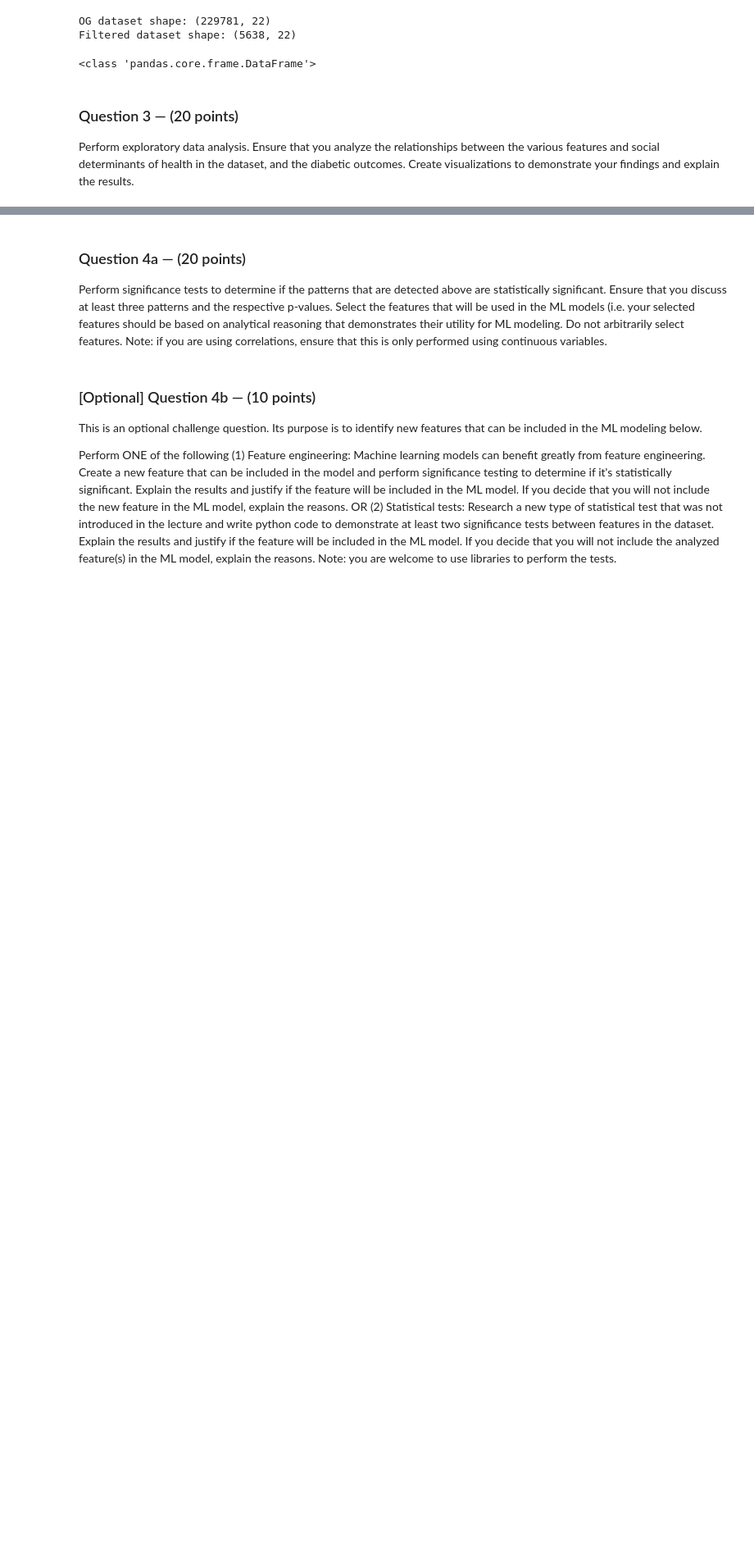
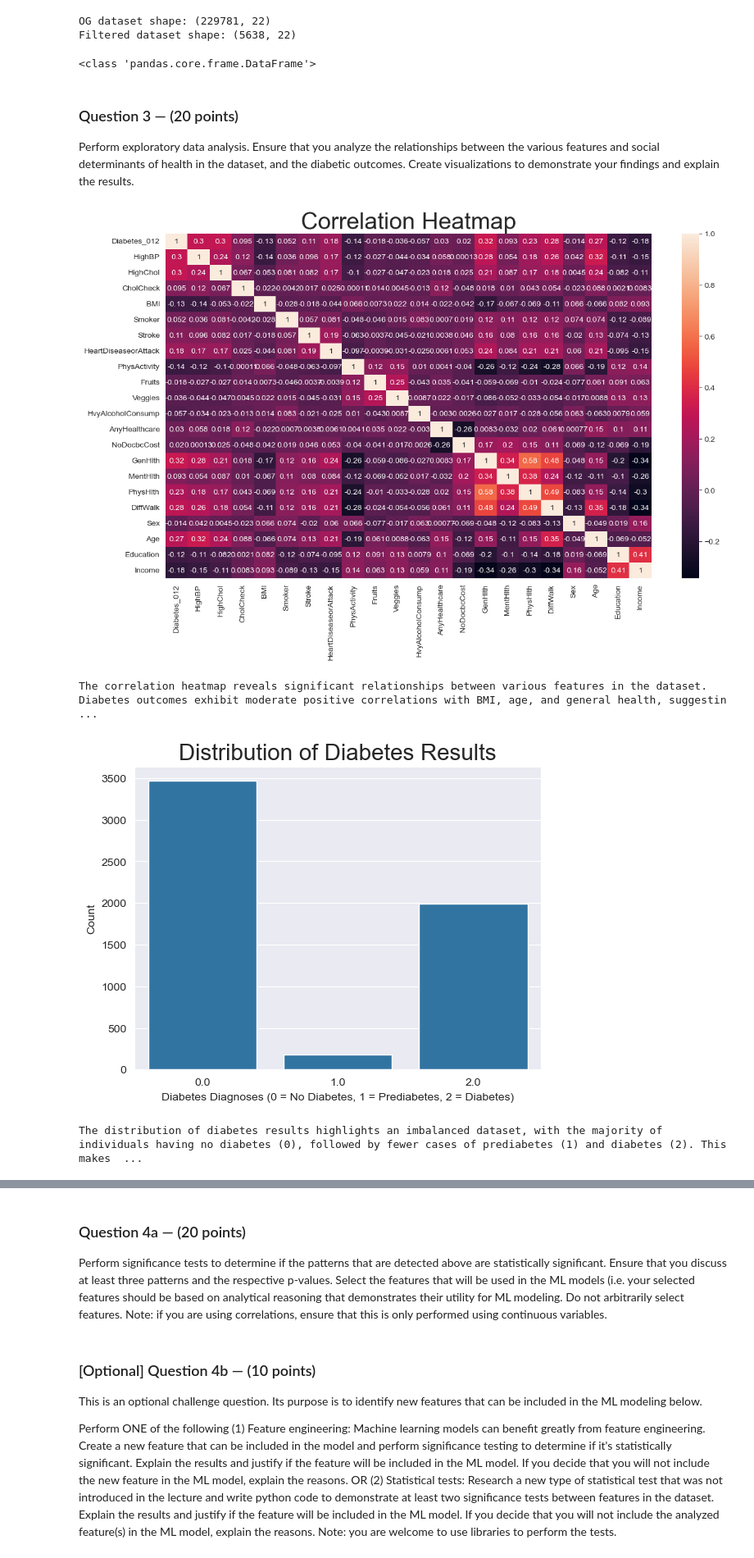
Before and after one commit to EvelynAltpeter/Practicum3, a Jupyter notebook: Practicum.ipynb, the cells around one changed output, grey strips where cells are left out. Shown at 82% size. Cells and saved outputs as stored; diff of their text form; code cells hidden in the pictures; blank space fills up the shorter version.

```diff
--- a/Practicum.ipynb
+++ b/Practicum.ipynb
@@ -88,3 +88,58 @@ Filtered dataset shape: (5638, 22)
 ### Question 3 — (20 points)
 
 Perform exploratory data analysis. Ensure that you analyze the relationships between the various features and social determinants of health in the dataset, and the diabetic outcomes. Create visualizations to demonstrate your findings and explain the results.
+# %%
+# Exploratory data analysis
+
+# Correlation map
+plt.figure(figsize=(14,8))
+correlation_matrix = filtered_df.corr()
+sns.heatmap(correlation_matrix, annot=True)
+plt.title("Correlation Heatmap", size=30)
+plt.show()
+print("The correlation heatmap reveals significant relationships between various features in the dataset. Diabetes outcomes exhibit moderate positive correlations with BMI, age, and general health, suggesting that higher BMI, older age, and poorer general health are strongly associated with diabetes. Physical activity is negatively correlated with diabetes outcomes, indicating that increased physical activity is linked to a reduced risk of diabetes. Socioeconomic factors like income and education show weaker negative correlations with diabetes outcomes, hinting at being potentially influence.")
+
+# Diabetes Diagnoses distribution
+sns.countplot(x="Diabetes_012", data=filtered_df)
+plt.title("Distribution of Diabetes Results", size=20)
+plt.xlabel("Diabetes Diagnoses (0 = No Diabetes, 1 = Prediabetes, 2 = Diabetes)")
+plt.ylabel("Count")
+plt.show()
+print("The distribution of diabetes results highlights an imbalanced dataset, with the majority of individuals having no diabetes (0), followed by fewer cases of prediabetes (1) and diabetes (2). This makes sense since the majority of the population, thankfully, does not have diabetes. This skewed distribution reflects the general population trend but also underscores the need for balanced sampling in predictive modeling.")
+
+# BMI vs. Diabetes Diagnoses
+sns.boxplot(x="Diabetes_012", y="BMI", data=filtered_df)
+plt.title("BMI vs. Diabetes Diagnoses", size=20)
+plt.xlabel("Diabetes Diagnoses")
+plt.ylabel("BMI")
+plt.show()
+print("The BMI vs. diabetes diagnoses box plot indicates that median BMI increases as diabetes outcomes progress from 0 (no diabetes) to 2 (diabetes). This suggests that higher BMI is a significant risk factor for diabetes. Additionally, the wider range of BMI values among individuals with diabetes highlights the variability in how BMI relates to the condition.")
+
+# Income vs. Diabetes Diagnoses
+sns.boxplot(x="Diabetes_012", y="Income", data=filtered_df)
+plt.title("Income vs. Diabetes Diagnoses", size=20)
+plt.xlabel("Diabetes Diagnoses")
+plt.ylabel("Income")
+plt.show()
+print("The income vs. diabetes diagnoses box plot shows that people with diabetes (2) tend to have lower median incomes compared to those without diabetes (0). The plot also shows how the range of income levels narrows as diabetes outcomes progress, implying that lower income may be linked to a higher risk of diabetes (potentially due to reduced access to healthcare or healthy lifestyle choices).")
+
+# Age vs. Diabetes Diagnoses
+sns.boxplot(x="Diabetes_012", y="Age", data=filtered_df)
+plt.title("Age vs. Diabetes Diagnoses", size=20)
+plt.xlabel("Diabetes Diagnoses")
+plt.ylabel("Age")
+plt.show()
+print("The age vs. diabetes diagnoses box plot visualizes how the median age increases as diabetes diagnoses progress from 0 (no diabetes) to 2 (diabetes), indicating that older individuals are more likely to develop diabetes. Notably, there are a few outliers in the younger age range for those diagnosed with diabetes, emphasizing that while diabetes is more common in older populations, it can still affect younger individuals. This plot highlights the strong influence of age on diabetes risk.")
+
+# General Health vs. Diabetes Diagnoses
+sns.boxplot(x="Diabetes_012", y="GenHlth", data=filtered_df)
+plt.title("General Health vs. Diabetes Diagnoses", size=20)
+plt.xlabel("Diabetes Diagnoses")
+plt.ylabel("General Health (1-5 in order of healthiest to least healthy)")
+plt.show()
+print("Lastly, the general health vs. diabetes diagnoses box plot illustrates that self-reported general health worsens with the progression of diabetes diagnoses. Those with diabetes (2) report the poorest health, with the highest median scores, reflecting a clear decline in overall health as diabetes advances. This reinforces the strong association between diabetes and deteriorating physical health.")
+# %% [output]
+[figure, added]
+The correlation heatmap reveals significant relationships between various features in the dataset. Diabetes outcomes exhibit moderate positive correlations with BMI, age, and general health, suggestin ...
+[figure, added]
+The distribution of diabetes results highlights an imbalanced dataset, with the majority of individuals having no diabetes (0), followed by fewer cases of prediabetes (1) and diabetes (2). This makes  ...
```
Also changed, not shown: parts of 2 cells of this notebook.
